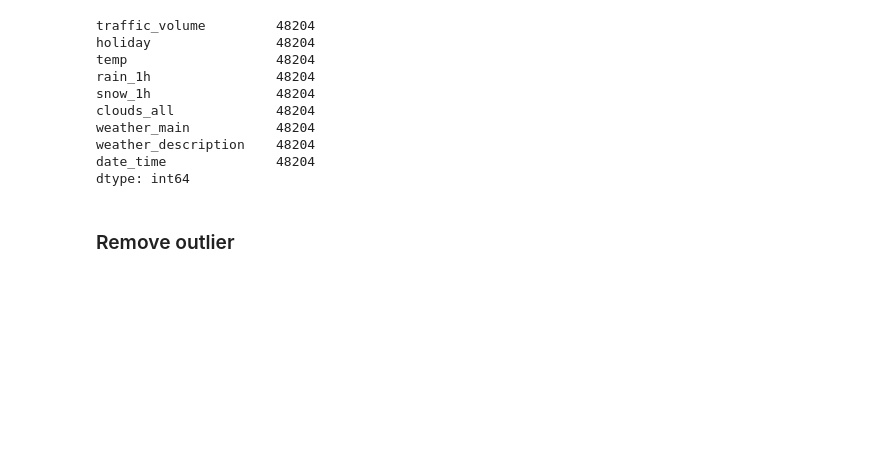
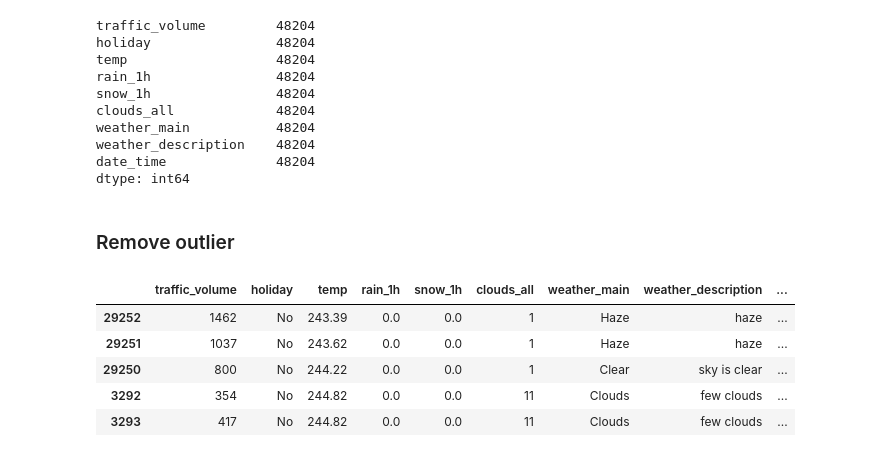
Before and after one commit to Learnheart/gis_group_d, a Jupyter notebook: model_building/feature_engineer.ipynb, the cells around one changed output. Cells and saved outputs as stored; diff of their text form; code cells hidden in the pictures; blank space fills up the shorter version.

```diff
--- a/model_building/feature_engineer.ipynb
+++ b/model_building/feature_engineer.ipynb
@@ -65,3 +65,15 @@ date_time              48204
 dtype: int64
 # %% [markdown]
 ### Remove outlier
+# %%
+# remove 0 temp as outliers
+temp_outlier = data[data['temp'] == 0]
+data = data.drop(data[data['temp'] == 0].index)
+data.head()
+# %% [output]
+|  | traffic_volume | holiday | temp | rain_1h | snow_1h | clouds_all | weather_main | weather_description | ... |
+| 29252 | 1462 | No | 243.39 | 0.0 | 0.0 | 1 | Haze | haze | ... |
+| 29251 | 1037 | No | 243.62 | 0.0 | 0.0 | 1 | Haze | haze | ... |
+| 29250 | 800 | No | 244.22 | 0.0 | 0.0 | 1 | Clear | sky is clear | ... |
+| 3292 | 354 | No | 244.82 | 0.0 | 0.0 | 11 | Clouds | few clouds | ... |
+| 3293 | 417 | No | 244.82 | 0.0 | 0.0 | 11 | Clouds | few clouds | ... |
```
Also changed, not shown: parts of 11 cells of this notebook, 1 other file.
